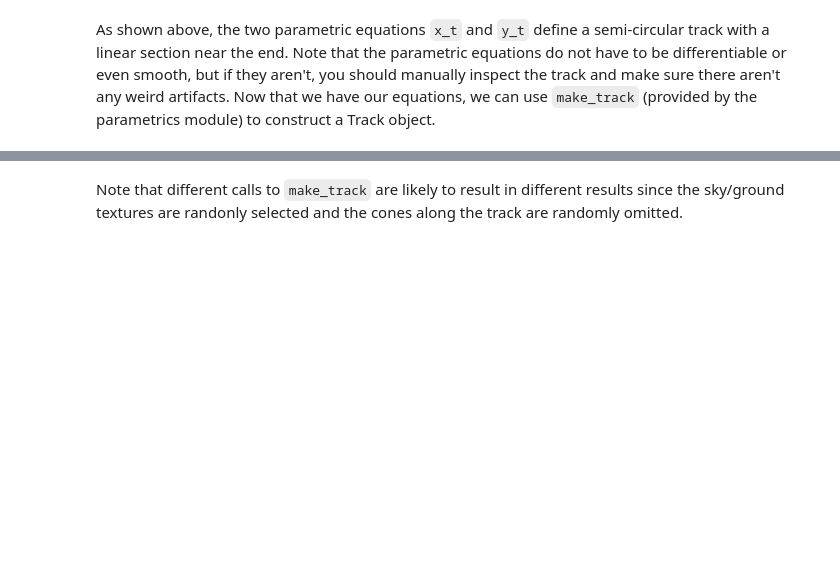
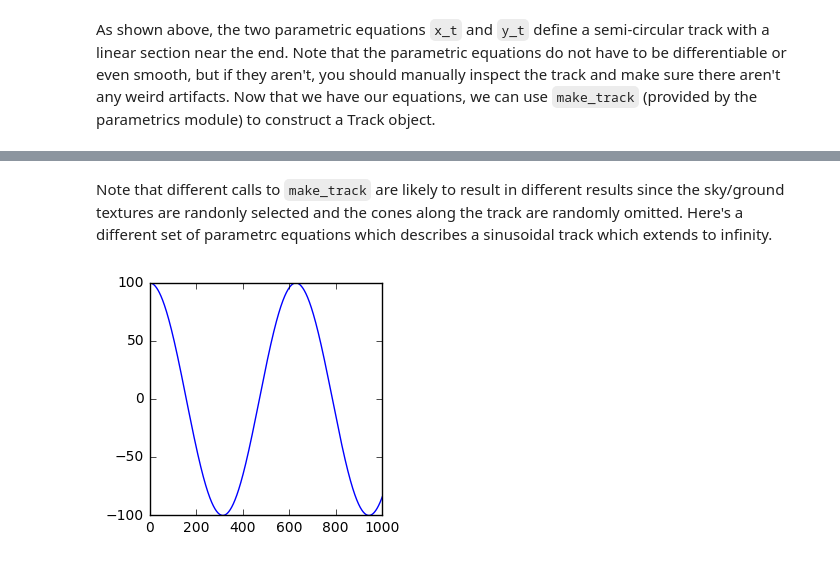
Before and after one commit to k15z/konics, a Jupyter notebook: examples/4-parametrics.ipynb, the cells around one changed output, grey strips where cells are left out. Saved outputs shown, nothing was run; the diff lists cells and outputs as text; code cells hidden in the pictures; blank space fills up the shorter version.

```diff
--- a/examples/4-parametrics.ipynb
+++ b/examples/4-parametrics.ipynb
@@ -37,2 +37,17 @@ plt.show()
 # %% [markdown]
-Note that different calls to `make_track` are likely to result in different results since the sky/ground textures are randonly selected and the cones along the track are randomly omitted.
+Note that different calls to `make_track` are likely to result in different results since the sky/ground textures are randonly selected and the cones along the track are randomly omitted. Here's a different set of parametrc equations which describes a sinusoidal track which extends to infinity.
+# %%
+def x_t(t):
+    return t*100
+
+def y_t(t):
+    return np.cos(t)*100
+
+timesteps = np.linspace(0.0,10.0,num=1000)
+x = [x_t(t) for t in timesteps]
+y = [y_t(t) for t in timesteps]
+plt.figure(figsize=(3,3))
+plt.plot(x, y)
+plt.show()
+# %% [output]
+[figure, added]
```
Also changed, not shown: parts of 2 cells of this notebook, 3 other files.
